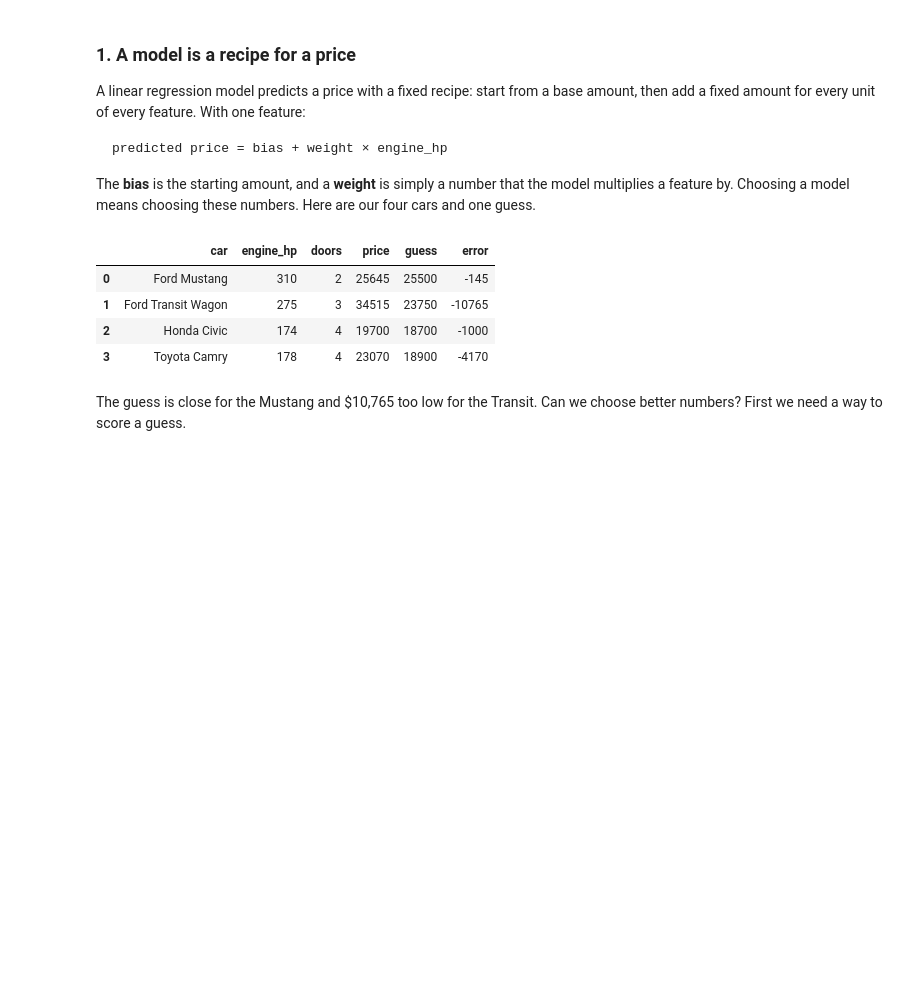
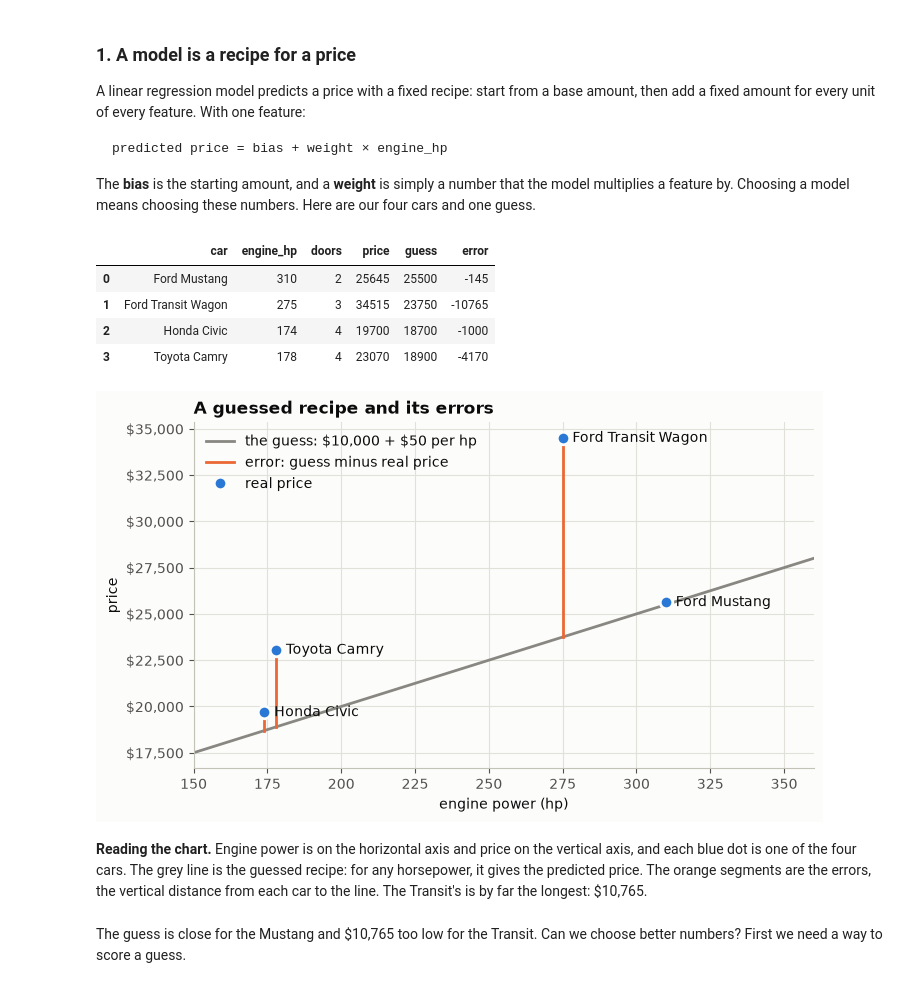
Before and after one commit to s110m/car-price-prediction, a Jupyter notebook: car-price-prediction-math.ipynb, the cells around one changed output. Saved outputs shown, nothing was run; the diff lists cells and outputs as text; code cells hidden in the pictures; blank space fills up the shorter version.

```diff
--- a/car-price-prediction-math.ipynb
+++ b/car-price-prediction-math.ipynb
@@ -88,6 +119,33 @@ cars
 | 1 | Ford Transit Wagon | 275 | 3 | 34515 | 23750 | -10765 |
 | 2 | Honda Civic | 174 | 4 | 19700 | 18700 | -1000 |
 | 3 | Toyota Camry | 178 | 4 | 23070 | 18900 | -4170 |
+# %%
+def draw_cars(ax):
+    # The four cars as dots, each with its name.
+    ax.plot(cars.engine_hp, cars.price, 'o', color=BLUE, markersize=9, markeredgecolor=BACKGROUND,
+            markeredgewidth=2, label='real price', zorder=3)
+    for _, car in cars.iterrows():
+        ax.annotate(car.car, (car.engine_hp, car.price), xytext=(7, -3), textcoords='offset points')
+    ax.set_xlabel('engine power (hp)')
+    ax.set_ylabel('price')
+    ax.yaxis.set_major_formatter(lambda value, _: f'${value:,.0f}')
+    ax.set_xlim(150, 360)
+
+
+hp_range = np.array([150, 360])
+fig, ax = plt.subplots()
+ax.plot(hp_range, bias + weight * hp_range, color=GREY, label=r'the guess: \$10,000 + \$50 per hp')
+for _, car in cars.iterrows():
+    ax.plot([car.engine_hp] * 2, [car.price, car.guess], color=ORANGE, linewidth=2)
+ax.plot([], [], color=ORANGE, label='error: guess minus real price')
+draw_cars(ax)
+ax.set_title('A guessed recipe and its errors')
+ax.legend(loc='upper left')
+plt.show()
+# %% [output]
+[figure, added]
+# %% [markdown]
+**Reading the chart.** Engine power is on the horizontal axis and price on the vertical axis, and each blue dot is one of the four cars. The grey line is the guessed recipe: for any horsepower, it gives the predicted price. The orange segments are the errors, the vertical distance from each car to the line. The Transit's is by far the longest: \$10,765.
 # %% [markdown]
 The guess is close for the Mustang and \$10,765 too low for the Transit. Can we choose better numbers? First we need a way to score a guess.
 # %% [markdown]
```
Also changed, not shown: parts of 19 cells of this notebook, 3 other files.
